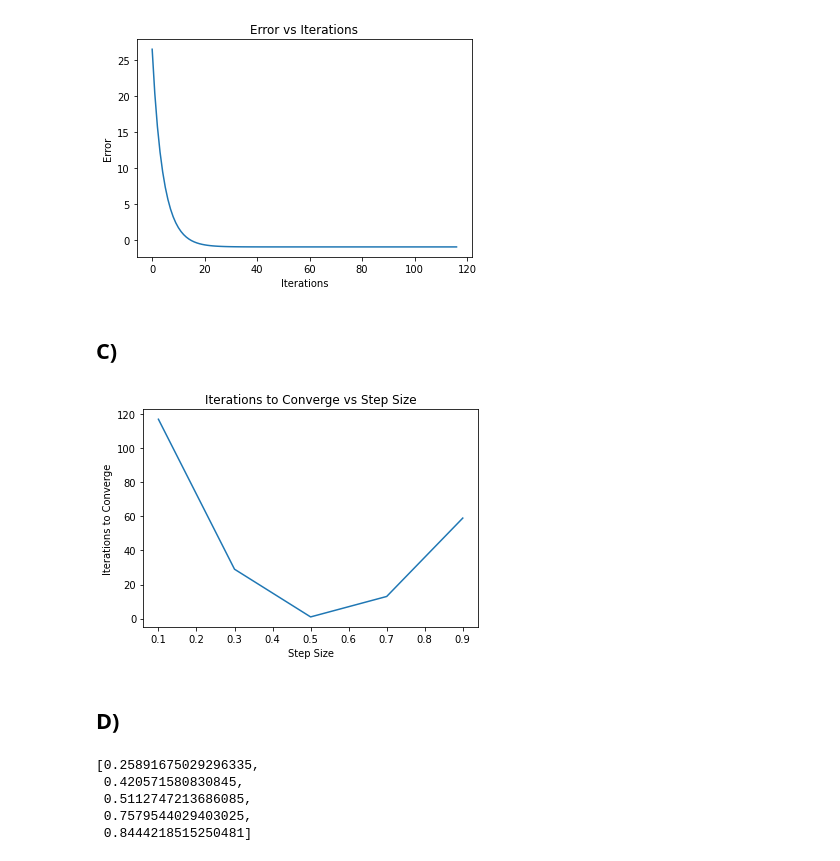
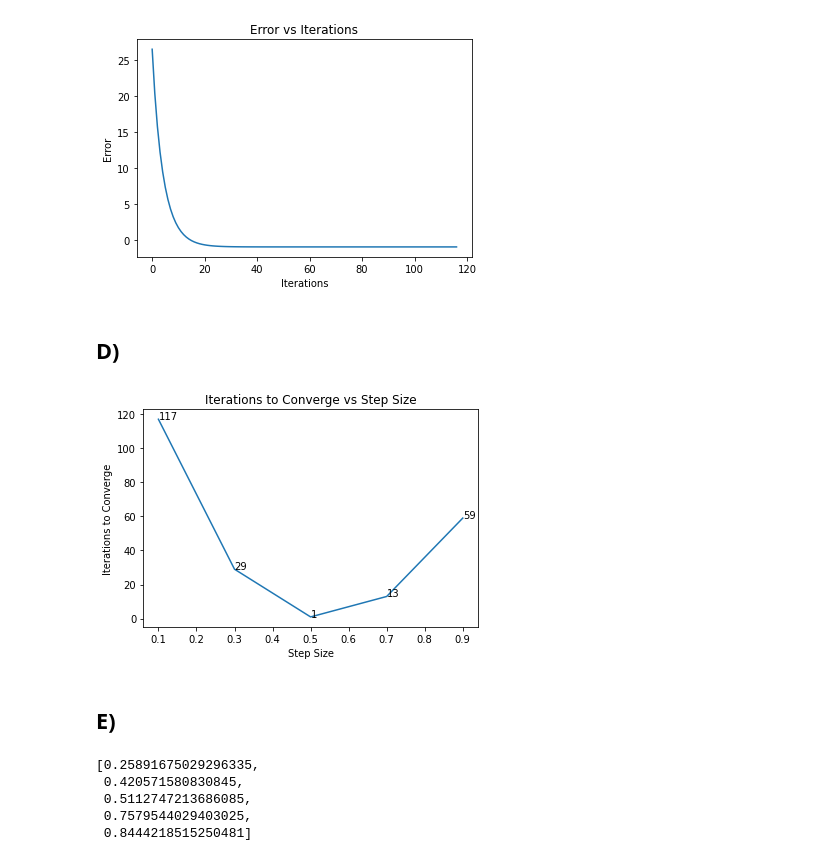
Before and after one commit to aflah02/DL_Assignments, a Jupyter notebook: Assignment_1/Part_2/Main.ipynb, the cells around one changed output. Saved outputs shown, nothing was run; the diff lists cells and outputs as text; code cells hidden in the pictures.

```diff
--- a/Assignment_1/Part_2/Main.ipynb
+++ b/Assignment_1/Part_2/Main.ipynb
@@ -81,5 +81,3 @@ plt.title('Error vs Iterations')
 plt.show()
 # %% [output]
 [figure]
-# %% [markdown]
-## C)
@@ -96,11 +84,2 @@ for step_size in step_sizes:
-# %%
-# Plot the number of iterations required to converge vs step size
-plt.plot(step_sizes, iters_to_converge)
-plt.xlabel('Step Size')
-plt.ylabel('Iterations to Converge')
-plt.title('Iterations to Converge vs Step Size')
-plt.show()
-# %% [output]
-[figure, removed]
 # %% [markdown]
 ## D)
@@ -107,3 +96,17 @@ plt.show()
+# %%
+# Plot the number of iterations required to converge vs step size
+plt.plot(step_sizes, iters_to_converge)
+plt.xlabel('Step Size')
+plt.ylabel('Iterations to Converge')
+plt.title('Iterations to Converge vs Step Size')
+# Add Labels
+for i, txt in enumerate(iters_to_converge):
+    plt.annotate(txt, (step_sizes[i], iters_to_converge[i]))
+plt.show()
+# %% [output]
+[figure, added]
+# %% [markdown]
+## E)
 # %%
 # 5 Random Values of y between 0 and 1
 random.seed(0)
```
Also changed, not shown: parts of 10 cells of this notebook, 14 other files.
